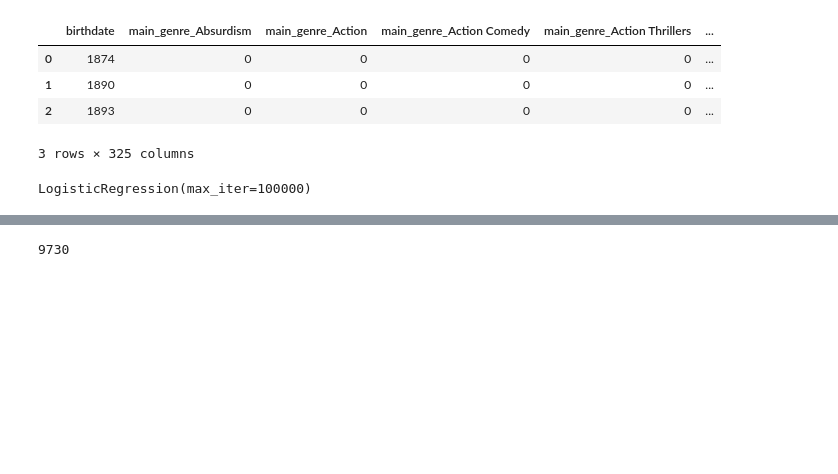
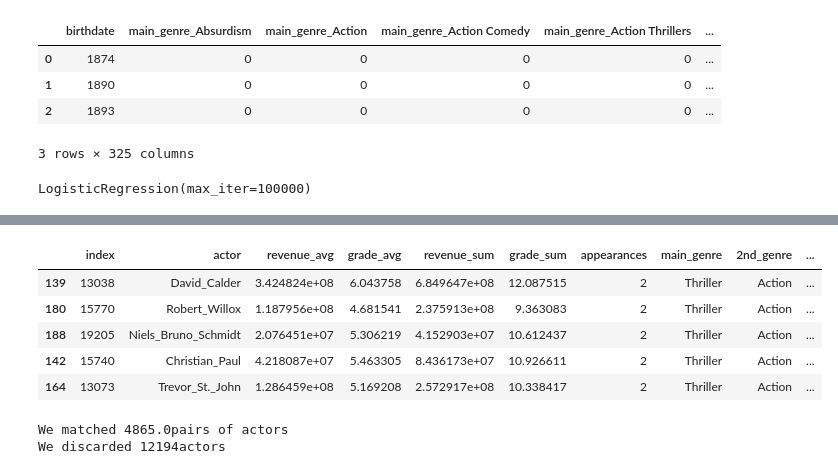
Before and after one commit to louisleger/ada-final-project, a Jupyter notebook: src/Observational_study.ipynb, the cells around one changed output, grey strips where cells are left out. Cells and saved outputs as stored; diff of their text form; code cells hidden in the pictures; blank space fills up the shorter version.

```diff
--- a/src/Observational_study.ipynb
+++ b/src/Observational_study.ipynb
@@ -324,8 +290,21 @@ for i in range(len(count)):
     T = T.append(balanced_df)
 # %%
 T.to_csv('../data/balanced_df.csv')
+# %%
+#import balanced dataset
+balanced_df = pd.read_csv('../data/balanced_df.csv', index_col=0)
+balanced_df.head()
+# %% [output]
+|  | index | actor | revenue_avg | grade_avg | revenue_sum | grade_sum | appearances | main_genre | 2nd_genre | ... |
+| 139 | 13038 | David_Calder | 3.424824e+08 | 6.043758 | 6.849647e+08 | 12.087515 | 2 | Thriller | Action | ... |
+| 180 | 15770 | Robert_Willox | 1.187956e+08 | 4.681541 | 2.375913e+08 | 9.363083 | 2 | Thriller | Action | ... |
+| 188 | 19205 | Niels_Bruno_Schmidt | 2.076451e+07 | 5.306219 | 4.152903e+07 | 10.612437 | 2 | Thriller | Action | ... |
+| 142 | 15740 | Christian_Paul | 4.218087e+07 | 5.463305 | 8.436173e+07 | 10.926611 | 2 | Thriller | Action | ... |
+| 164 | 13073 | Trevor_St._John | 1.286459e+08 | 5.169208 | 2.572917e+08 | 10.338417 | 2 | Thriller | Action | ... |
 # %%
-len(T)
+print('We matched ' + str(len(balanced_df)/2) + 'pairs of actors')
+print('We discarded ' + str(len(actors)-len(balanced_df)) + 'actors')
 # %% [output]
-9730
+We matched 4865.0pairs of actors
+We discarded 12194actors
 # %%
```
Also changed, not shown: parts of 29 cells of this notebook, 1 other file.
